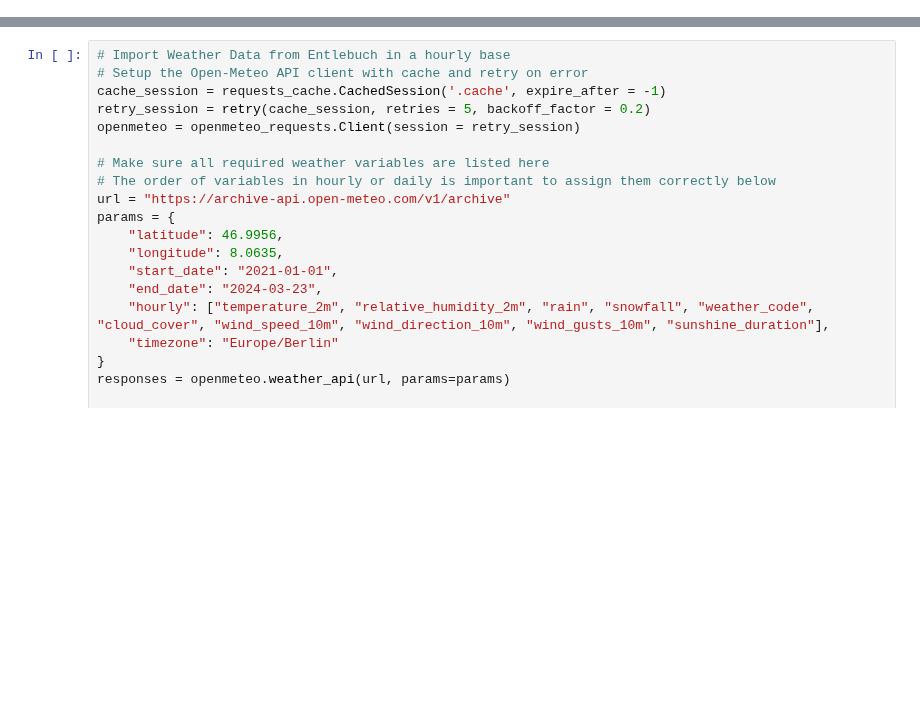
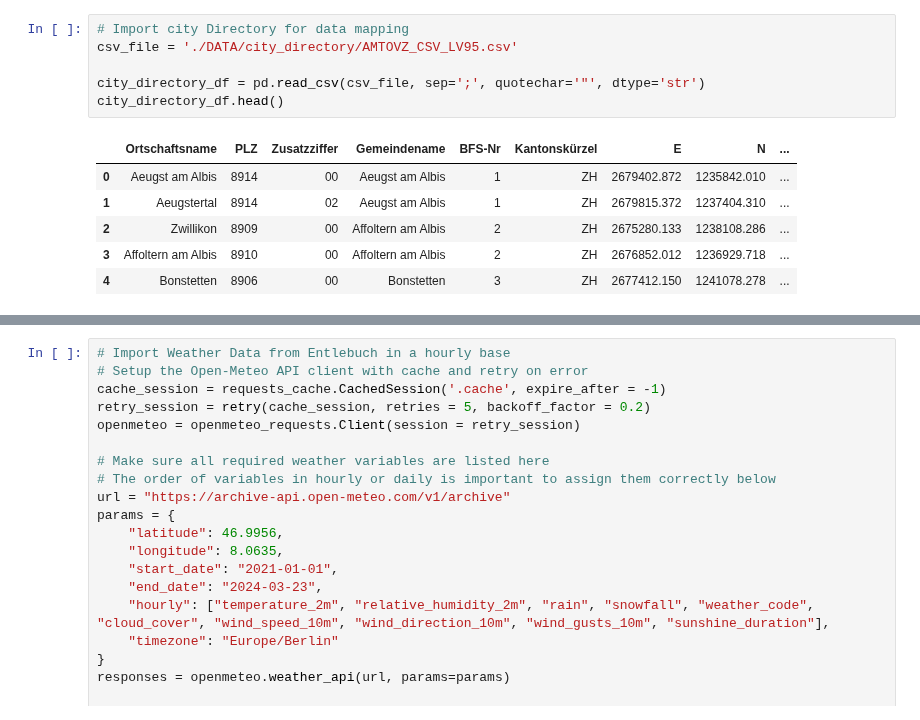
Before and after one commit to 7Horizon/BINA-CaseStudy, a Jupyter notebook: Smartmeter_Data.ipynb, the cells around one changed output, grey strips where cells are left out. Cells and saved outputs as stored; diff of their text form; blank space fills up the shorter version.

```diff
--- a/Smartmeter_Data.ipynb
+++ b/Smartmeter_Data.ipynb
@@ -31,0 +16,13 @@ from retry_requests import retry
+# %%
+# Import city Directory for data mapping
+csv_file = './DATA/city_directory/AMTOVZ_CSV_LV95.csv'
+
+city_directory_df = pd.read_csv(csv_file, sep=';', quotechar='"', dtype='str')
+city_directory_df.head()
+# %% [output]
+|  | Ortschaftsname | PLZ | Zusatzziffer | Gemeindename | BFS-Nr | Kantonskürzel | E | N | ... |
+| 0 | Aeugst am Albis | 8914 | 00 | Aeugst am Albis | 1 | ZH | 2679402.872 | 1235842.010 | ... |
+| 1 | Aeugstertal | 8914 | 02 | Aeugst am Albis | 1 | ZH | 2679815.372 | 1237404.310 | ... |
+| 2 | Zwillikon | 8909 | 00 | Affoltern am Albis | 2 | ZH | 2675280.133 | 1238108.286 | ... |
+| 3 | Affoltern am Albis | 8910 | 00 | Affoltern am Albis | 2 | ZH | 2676852.012 | 1236929.718 | ... |
+| 4 | Bonstetten | 8906 | 00 | Bonstetten | 3 | ZH | 2677412.150 | 1241078.278 | ... |
```
Also changed, not shown: parts of 7 cells of this notebook.
